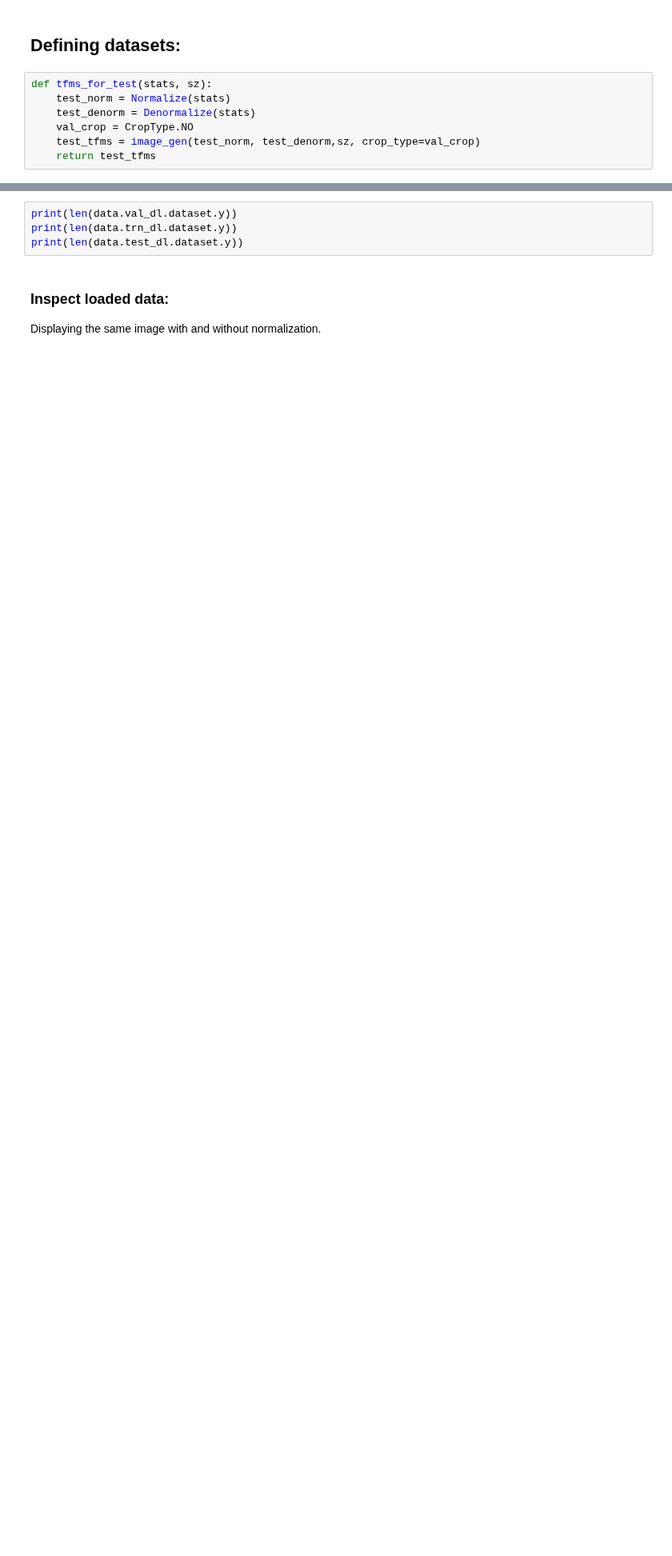
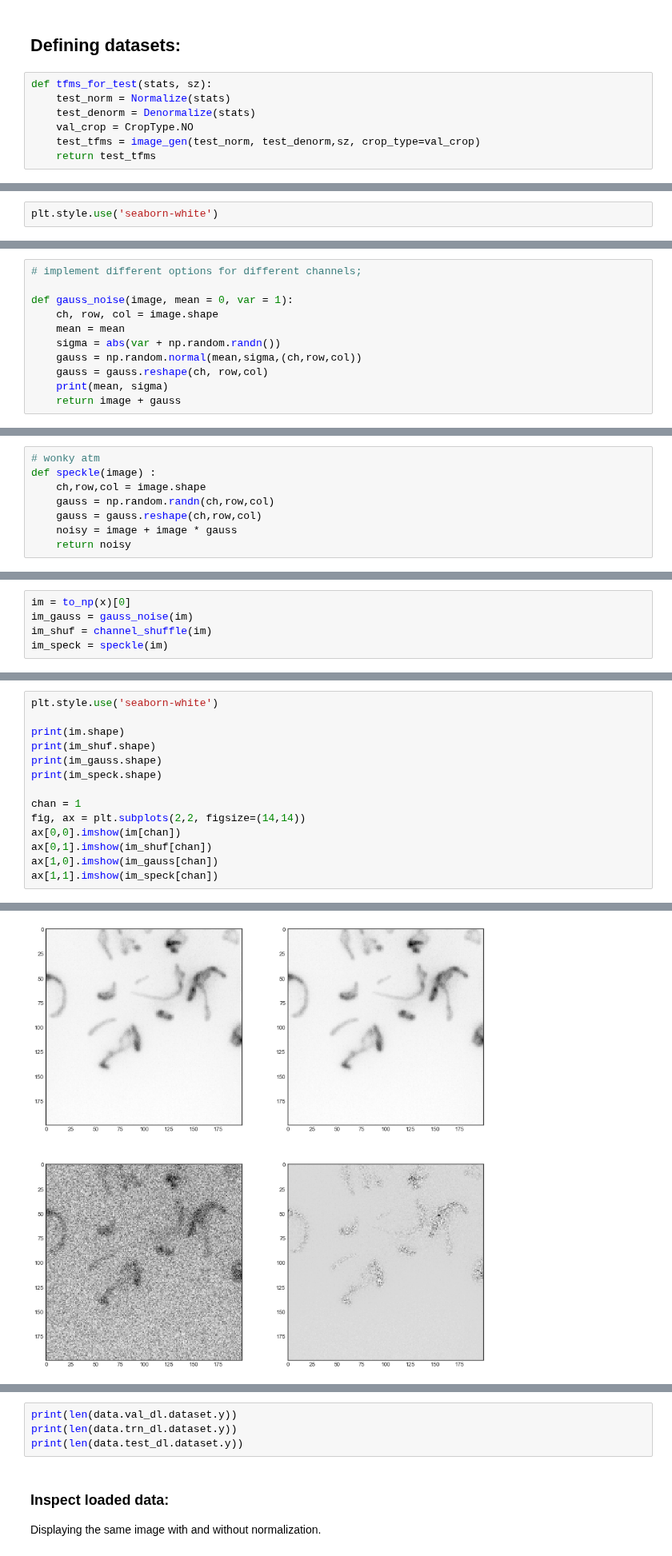
Before and after one commit to WMAPernice/Test_dev, a Jupyter notebook: YNet_dev/New_DEMO_YNet_Res_v11.1.ipynb, the cells around one changed output, grey strips where cells are left out. Shown at 80% size. Drawn from its saved outputs; the diff is of its cells as text; blank space fills up the shorter version.

```diff
--- a/YNet_dev/New_DEMO_YNet_Res_v11.1.ipynb
+++ b/YNet_dev/New_DEMO_YNet_Res_v11.1.ipynb
@@ -116,0 +120,2 @@ data = get_data(PATH,SIZE,BATCH_SIZE)
+# %%
+plt.style.use('seaborn-white')
@@ -116,0 +141,11 @@ data = get_data(PATH,SIZE,BATCH_SIZE)
+# %%
+# implement different options for different channels;
+
+def gauss_noise(image, mean = 0, var = 1):
+    ch, row, col = image.shape
+    mean = mean
+    sigma = abs(var + np.random.randn())
+    gauss = np.random.normal(mean,sigma,(ch,row,col))
+    gauss = gauss.reshape(ch, row,col)
+    print(mean, sigma)
+    return image + gauss
@@ -116,0 +160,8 @@ data = get_data(PATH,SIZE,BATCH_SIZE)
+# %%
+# wonky atm
+def speckle(image) :
+    ch,row,col = image.shape
+    gauss = np.random.randn(ch,row,col)
+    gauss = gauss.reshape(ch,row,col)
+    noisy = image + image * gauss
+    return noisy
@@ -116,0 +181,5 @@ data = get_data(PATH,SIZE,BATCH_SIZE)
+# %%
+im = to_np(x)[0]
+im_gauss = gauss_noise(im)
+im_shuf = channel_shuffle(im)
+im_speck = speckle(im)
@@ -116,0 +198,15 @@ data = get_data(PATH,SIZE,BATCH_SIZE)
+# %%
+plt.style.use('seaborn-white')
+
+print(im.shape)
+print(im_shuf.shape)
+print(im_gauss.shape)
+print(im_speck.shape)
+
+chan = 1
+fig, ax = plt.subplots(2,2, figsize=(14,14))
+ax[0,0].imshow(im[chan])
+ax[0,1].imshow(im_shuf[chan])
+ax[1,0].imshow(im_gauss[chan])
+ax[1,1].imshow(im_speck[chan])
+# %% [output]
@@ -116,0 +218 @@ data = get_data(PATH,SIZE,BATCH_SIZE)
+[figure, added]
```
Also changed, not shown: parts of 51 cells of this notebook, 3 other files.
